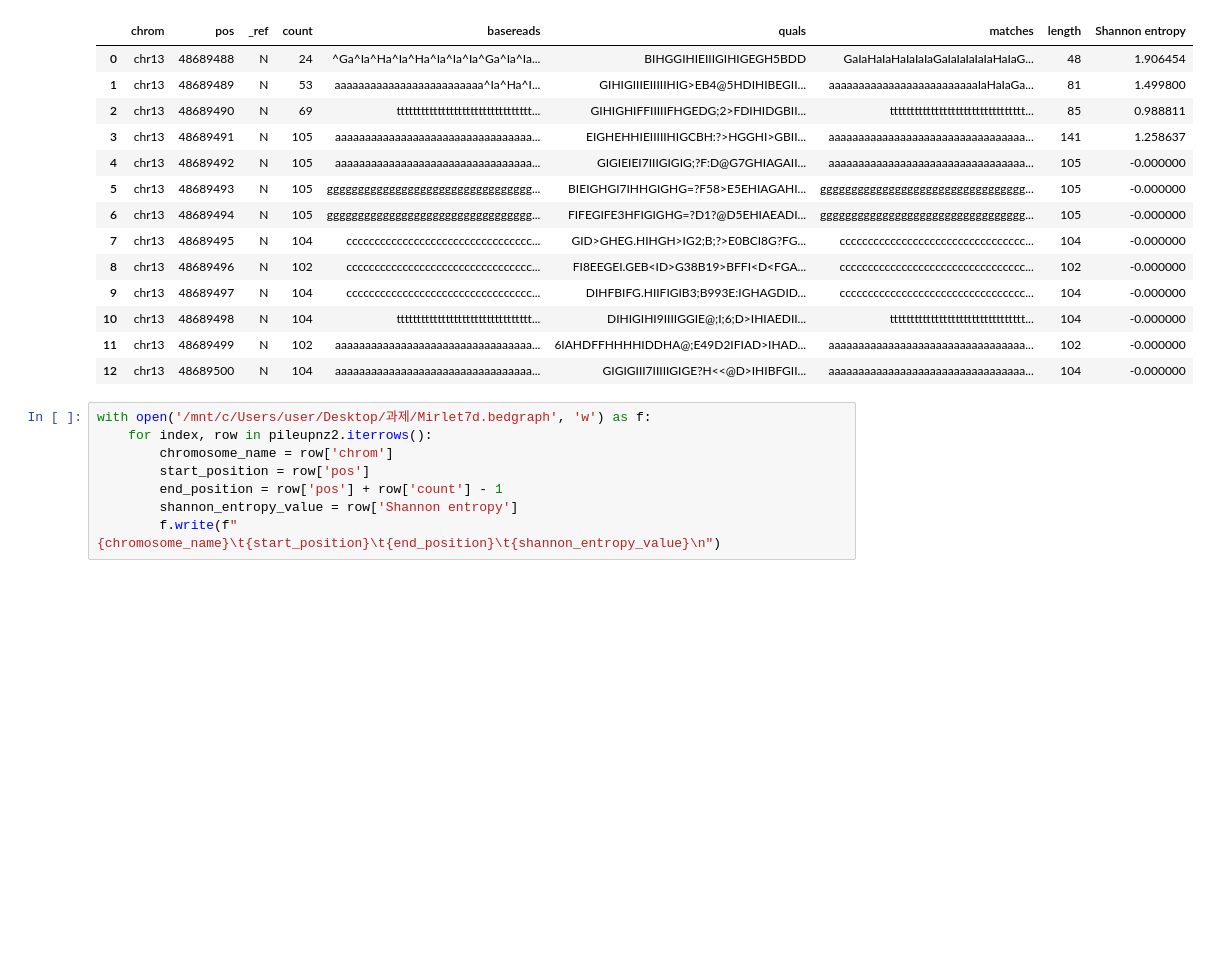
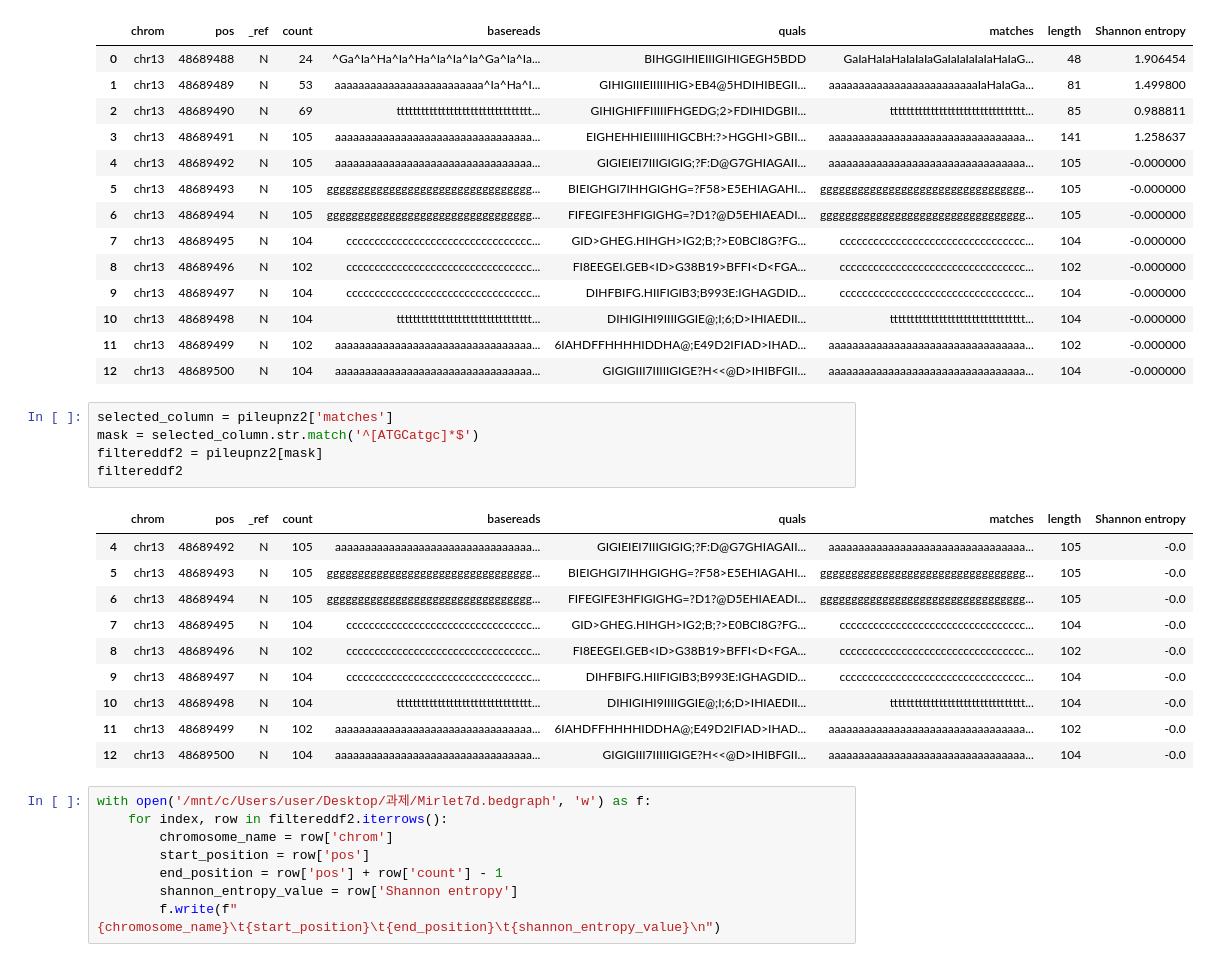
Before and after one commit to EunjinKwon/2024-Bioinformatics, a Jupyter notebook: 과제3.ipynb, the cells around one changed output. Cells and saved outputs as stored; diff of their text form; blank space fills up the shorter version.

```diff
--- a/과제3.ipynb
+++ b/과제3.ipynb
@@ -241,9 +253,25 @@ pileupnz2
 | 10 | chr13 | 48689498 | N | 104 | ttttttttttttttttttttttttttttttttt... | DIHIGIHI9IIIIGGIE@;I;6;D>IHIAEDII... | ttttttttttttttttttttttttttttttttt... | 104 | -0.000000 |
 | 11 | chr13 | 48689499 | N | 102 | aaaaaaaaaaaaaaaaaaaaaaaaaaaaaaaaa... | 6IAHDFFHHHHIDDHA@;E49D2IFIAD>IHAD... | aaaaaaaaaaaaaaaaaaaaaaaaaaaaaaaaa... | 102 | -0.000000 |
 | 12 | chr13 | 48689500 | N | 104 | aaaaaaaaaaaaaaaaaaaaaaaaaaaaaaaaa... | GIGIGIII7IIIIIGIGE?H<<@D>IHIBFGII... | aaaaaaaaaaaaaaaaaaaaaaaaaaaaaaaaa... | 104 | -0.000000 |
+# %%
+selected_column = pileupnz2['matches']
+mask = selected_column.str.match('^[ATGCatgc]*$')
+filtereddf2 = pileupnz2[mask]
+filtereddf2
+# %% [output]
+|  | chrom | pos | _ref | count | basereads | quals | matches | length | Shannon entropy |
+| 4 | chr13 | 48689492 | N | 105 | aaaaaaaaaaaaaaaaaaaaaaaaaaaaaaaaa... | GIGIEIEI7IIIGIGIG;?F:D@G7GHIAGAII... | aaaaaaaaaaaaaaaaaaaaaaaaaaaaaaaaa... | 105 | -0.0 |
+| 5 | chr13 | 48689493 | N | 105 | ggggggggggggggggggggggggggggggggg... | BIEIGHGI7IHHGIGHG=?F58>E5EHIAGAHI... | ggggggggggggggggggggggggggggggggg... | 105 | -0.0 |
+| 6 | chr13 | 48689494 | N | 105 | ggggggggggggggggggggggggggggggggg... | FIFEGIFE3HFIGIGHG=?D1?@D5EHIAEADI... | ggggggggggggggggggggggggggggggggg... | 105 | -0.0 |
+| 7 | chr13 | 48689495 | N | 104 | ccccccccccccccccccccccccccccccccc... | GID>GHEG.HIHGH>IG2;B;?>E0BCI8G?FG... | ccccccccccccccccccccccccccccccccc... | 104 | -0.0 |
+| 8 | chr13 | 48689496 | N | 102 | ccccccccccccccccccccccccccccccccc... | FI8EEGEI.GEB<ID>G38B19>BFFI<D<FGA... | ccccccccccccccccccccccccccccccccc... | 102 | -0.0 |
+| 9 | chr13 | 48689497 | N | 104 | ccccccccccccccccccccccccccccccccc... | DIHFBIFG.HIIFIGIB3;B993E:IGHAGDID... | ccccccccccccccccccccccccccccccccc... | 104 | -0.0 |
+| 10 | chr13 | 48689498 | N | 104 | ttttttttttttttttttttttttttttttttt... | DIHIGIHI9IIIIGGIE@;I;6;D>IHIAEDII... | ttttttttttttttttttttttttttttttttt... | 104 | -0.0 |
+| 11 | chr13 | 48689499 | N | 102 | aaaaaaaaaaaaaaaaaaaaaaaaaaaaaaaaa... | 6IAHDFFHHHHIDDHA@;E49D2IFIAD>IHAD... | aaaaaaaaaaaaaaaaaaaaaaaaaaaaaaaaa... | 102 | -0.0 |
+| 12 | chr13 | 48689500 | N | 104 | aaaaaaaaaaaaaaaaaaaaaaaaaaaaaaaaa... | GIGIGIII7IIIIIGIGE?H<<@D>IHIBFGII... | aaaaaaaaaaaaaaaaaaaaaaaaaaaaaaaaa... | 104 | -0.0 |
 # %%
 with open('/mnt/c/Users/user/Desktop/과제/Mirlet7d.bedgraph', 'w') as f:
-    for index, row in pileupnz2.iterrows():
+    for index, row in filtereddf2.iterrows():
         chromosome_name = row['chrom']
         start_position = row['pos']
         end_position = row['pos'] + row['count'] - 1
```
Also changed, not shown: parts of 2 cells of this notebook.
